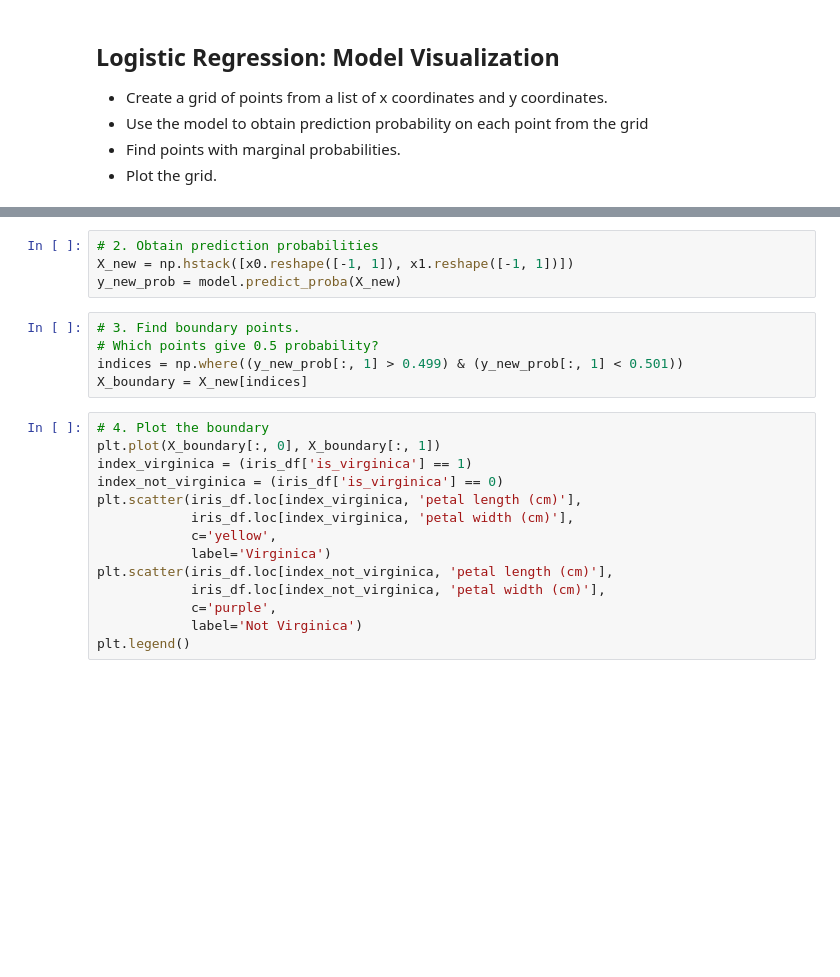
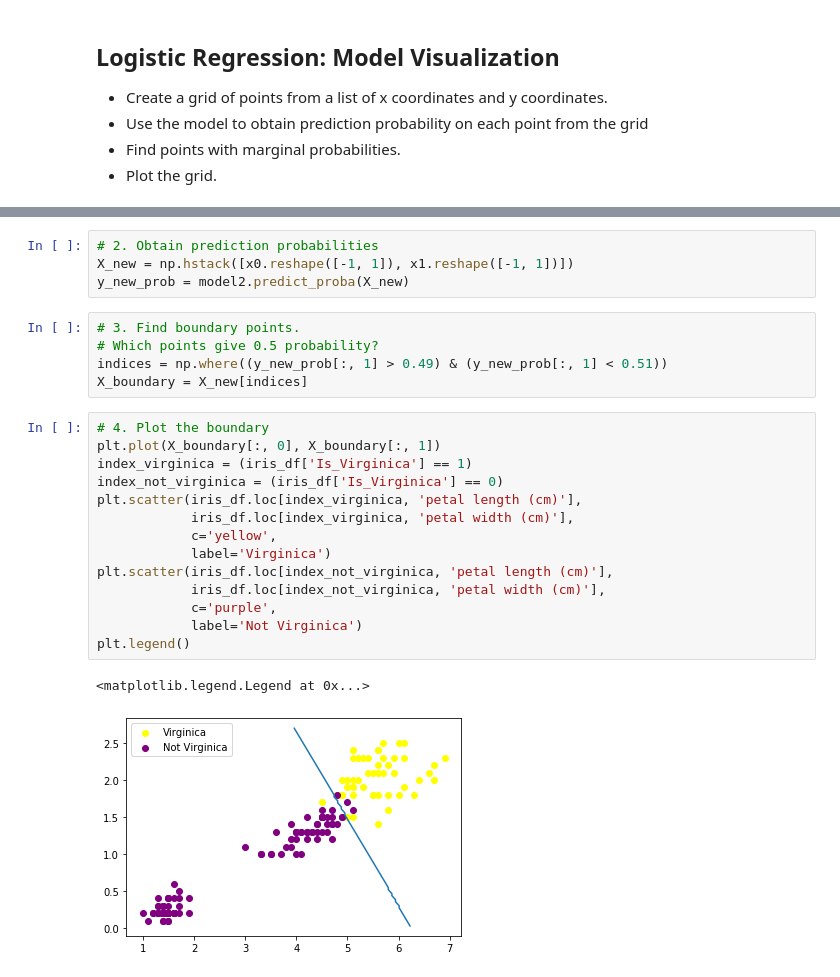
Before and after one commit to ch00226855/CMP414-765_Spring2020, a Jupyter notebook: Week07W_LogisticRegression.ipynb, the cells around one changed output, grey strips where cells are left out. Drawn from its saved outputs; the diff is of its cells as text; blank space fills up the shorter version.

```diff
--- a/Week07W_LogisticRegression.ipynb
+++ b/Week07W_LogisticRegression.ipynb
@@ -200,26 +421,29 @@ print(x0.shape, x1.shape)
 # %%
 # 2. Obtain prediction probabilities
 X_new = np.hstack([x0.reshape([-1, 1]), x1.reshape([-1, 1])])
-y_new_prob = model.predict_proba(X_new)
+y_new_prob = model2.predict_proba(X_new)
 # %%
 # 3. Find boundary points.
 # Which points give 0.5 probability?
-indices = np.where((y_new_prob[:, 1] > 0.499) & (y_new_prob[:, 1] < 0.501))
+indices = np.where((y_new_prob[:, 1] > 0.49) & (y_new_prob[:, 1] < 0.51))
 X_boundary = X_new[indices]
 # %%
 # 4. Plot the boundary
 plt.plot(X_boundary[:, 0], X_boundary[:, 1])
-index_virginica = (iris_df['is_virginica'] == 1)
-index_not_virginica = (iris_df['is_virginica'] == 0)
+index_virginica = (iris_df['Is_Virginica'] == 1)
+index_not_virginica = (iris_df['Is_Virginica'] == 0)
 plt.scatter(iris_df.loc[index_virginica, 'petal length (cm)'],
             iris_df.loc[index_virginica, 'petal width (cm)'],
             c='yellow',
             label='Virginica')
 plt.scatter(iris_df.loc[index_not_virginica, 'petal length (cm)'],
             iris_df.loc[index_not_virginica, 'petal width (cm)'],
             c='purple',
             label='Not Virginica')
 plt.legend()
+# %% [output]
+<matplotlib.legend.Legend at 0x...>
+[figure, added]
 # %%
 # 5. Plot probabilities
 plt.scatter(X_new[:, 0], X_new[:, 1], c=y_new_prob[:, 0])
```
Also changed, not shown: parts of 35 cells of this notebook.
